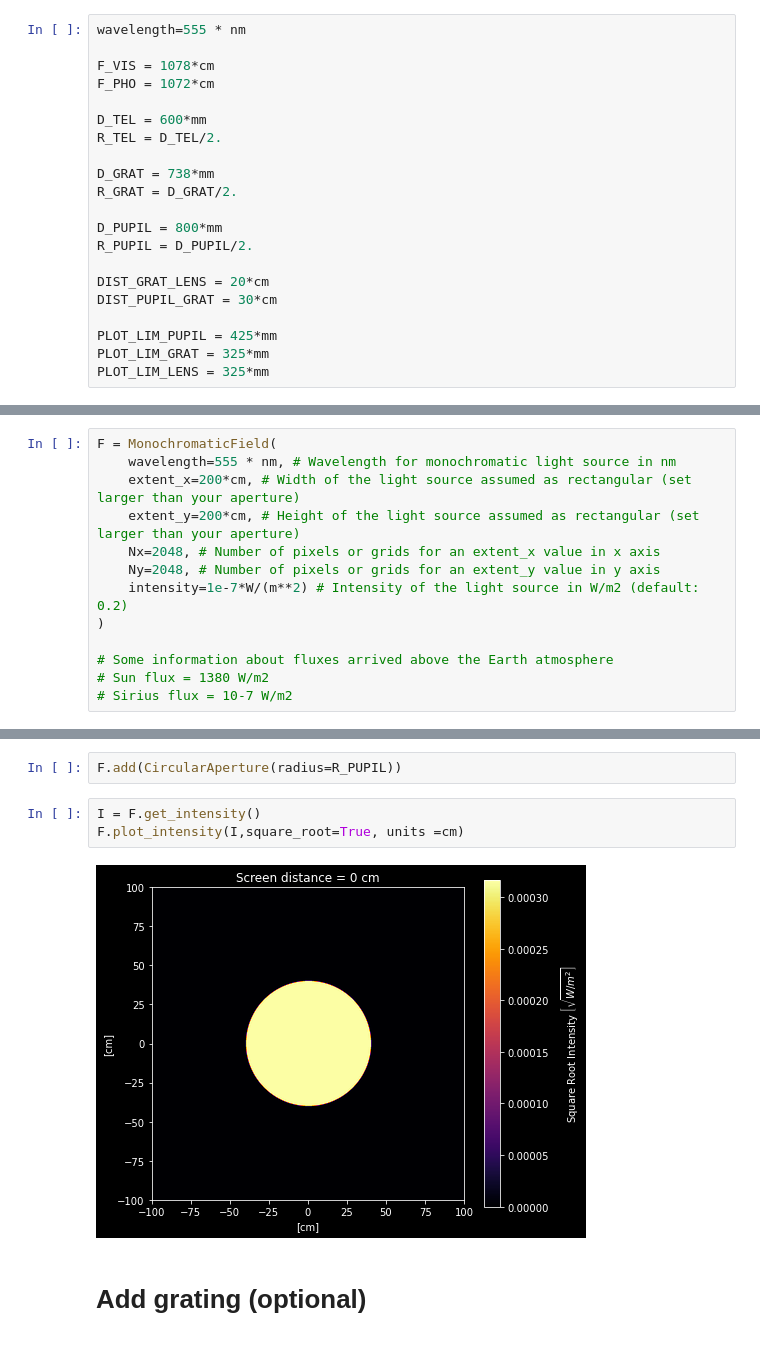
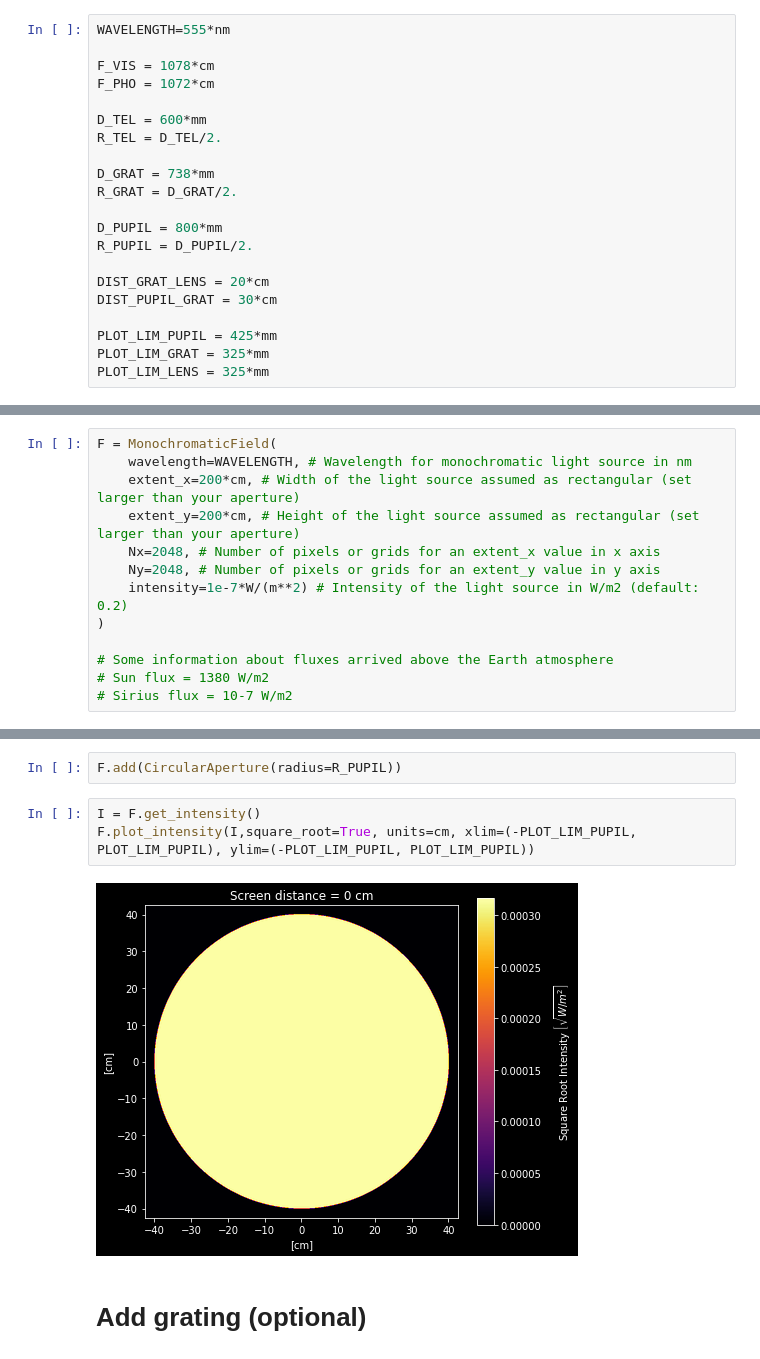
Before and after one commit to irfanimaduddin/doublestar_grating_diffraction, a Jupyter notebook: diffractsimv2.ipynb, the cells around one changed output, grey strips where cells are left out. Drawn from its saved outputs; the diff is of its cells as text.

```diff
--- a/diffractsimv2.ipynb
+++ b/diffractsimv2.ipynb
@@ -60,7 +39,7 @@ plt.style.use("dark_background")
 # %% [markdown]
 Define some variables
 # %%
-wavelength=555 * nm
+WAVELENGTH=555*nm
 
 F_VIS = 1078*cm
 F_PHO = 1072*cm
@@ -94,7 +73,7 @@ The light source is assumed as paraxial rays.
 Monochromatic light source
 # %%
 F = MonochromaticField(
-    wavelength=555 * nm, # Wavelength for monochromatic light source in nm
+    wavelength=WAVELENGTH, # Wavelength for monochromatic light source in nm
     extent_x=200*cm, # Width of the light source assumed as rectangular (set larger than your aperture)
     extent_y=200*cm, # Height of the light source assumed as rectangular (set larger than your aperture)
     Nx=2048, # Number of pixels or grids for an extent_x value in x axis
@@ -113,9 +92,9 @@ It's assumed as entrance pupil of the telescope
 F.add(CircularAperture(radius=R_PUPIL))
 # %%
 I = F.get_intensity()
-F.plot_intensity(I,square_root=True, units =cm)
+F.plot_intensity(I,square_root=True, units=cm, xlim=(-PLOT_LIM_PUPIL, PLOT_LIM_PUPIL), ylim=(-PLOT_LIM_PUPIL, PLOT_LIM_PUPIL))
 # %% [output]
-[figure, old version]
+[figure, new version]
 # %% [markdown]
 # Add grating (optional)
 # %% [markdown]
```
Also changed, not shown: parts of 11 cells of this notebook.
